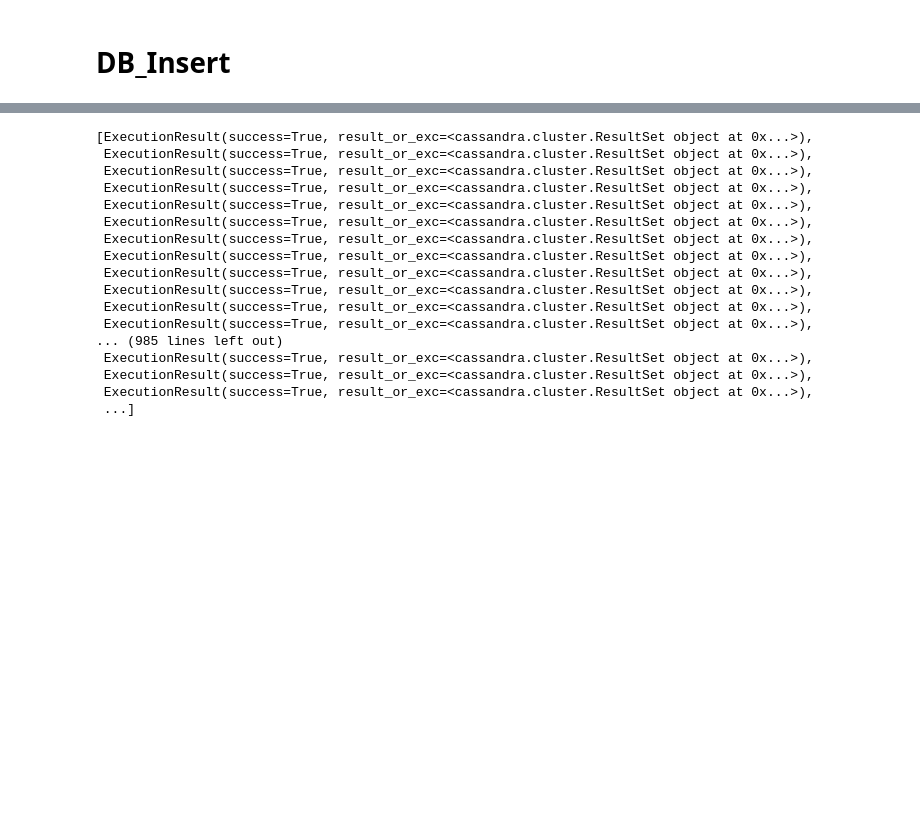
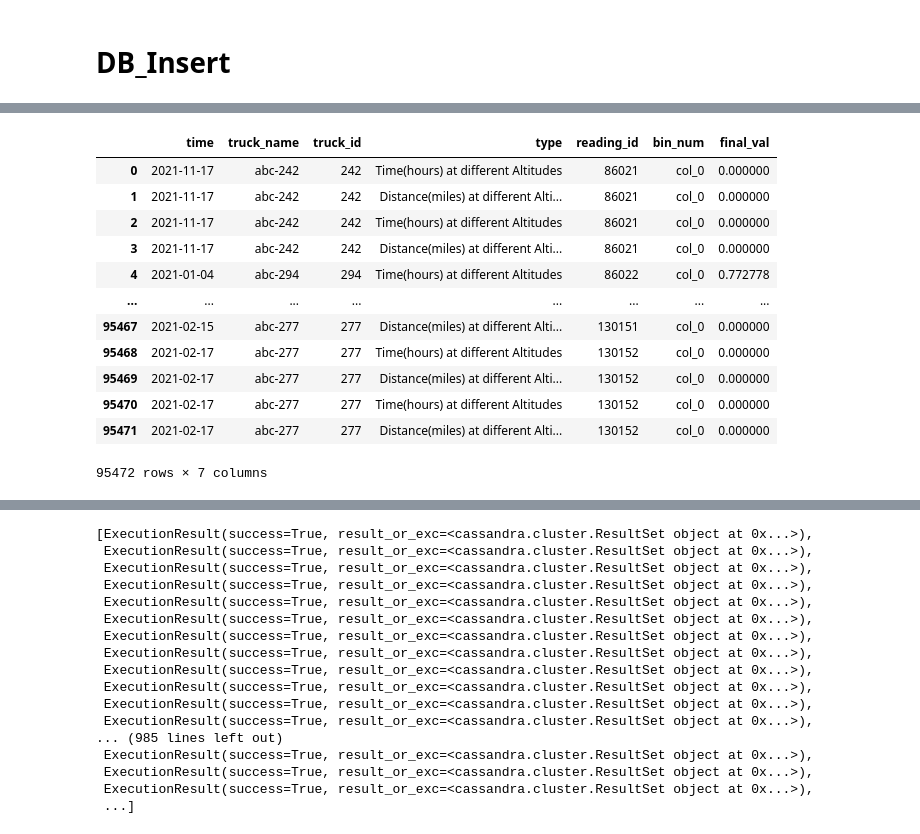
Before and after one commit to vathanahim/Data_Pipeline_ML_Project, a Jupyter notebook: Python_notebook/DB_Insert.ipynb, the cells around one changed output, grey strips where cells are left out. Cells and saved outputs as stored; diff of their text form; code cells hidden in the pictures; blank space fills up the shorter version.

```diff
--- a/Python_notebook/DB_Insert.ipynb
+++ b/Python_notebook/DB_Insert.ipynb
@@ -71,7 +64,7 @@ df
 import pandas as pd
 import glob
 # %%
-path_list = glob.glob('../cap_data2/*.csv')
+path_list = glob.glob('../../cap_data2/*.csv')
 df_list = []
 for i in path_list:
     df_list.append(pd.read_csv(i))
@@ -95,0 +89,5 @@ for i in df.itertuples():
+# %%
+df_engine_speed = df_list[0].copy()
+df_altitude = df_list[1].copy().dropna()
+df_inclination = df_list[2].copy()
+df_wheel_based_speed = pd.concat([df_list[3],df_list[4]])
@@ -95,0 +132,17 @@ for i in df.itertuples():
+# %%
+df_altitude = df_altitude.rename(columns={'value':'final_val'})
+df_altitude
+# %% [output]
+|  | time | truck_name | truck_id | type | reading_id | bin_num | final_val |
+| 0 | 2021-11-17 | abc-242 | 242 | Time(hours) at different Altitudes | 86021 | col_0 | 0.000000 |
+| 1 | 2021-11-17 | abc-242 | 242 | Distance(miles) at different Alti... | 86021 | col_0 | 0.000000 |
+| 2 | 2021-11-17 | abc-242 | 242 | Time(hours) at different Altitudes | 86021 | col_0 | 0.000000 |
+| 3 | 2021-11-17 | abc-242 | 242 | Distance(miles) at different Alti... | 86021 | col_0 | 0.000000 |
+| 4 | 2021-01-04 | abc-294 | 294 | Time(hours) at different Altitudes | 86022 | col_0 | 0.772778 |
+| ... | ... | ... | ... | ... | ... | ... | ... |
+| 95467 | 2021-02-15 | abc-277 | 277 | Distance(miles) at different Alti... | 130151 | col_0 | 0.000000 |
+| 95468 | 2021-02-17 | abc-277 | 277 | Time(hours) at different Altitudes | 130152 | col_0 | 0.000000 |
+| 95469 | 2021-02-17 | abc-277 | 277 | Distance(miles) at different Alti... | 130152 | col_0 | 0.000000 |
+| 95470 | 2021-02-17 | abc-277 | 277 | Time(hours) at different Altitudes | 130152 | col_0 | 0.000000 |
+| 95471 | 2021-02-17 | abc-277 | 277 | Distance(miles) at different Alti... | 130152 | col_0 | 0.000000 |
+95472 rows × 7 columns
```
Also changed, not shown: parts of 14 cells of this notebook, 2 other files.
